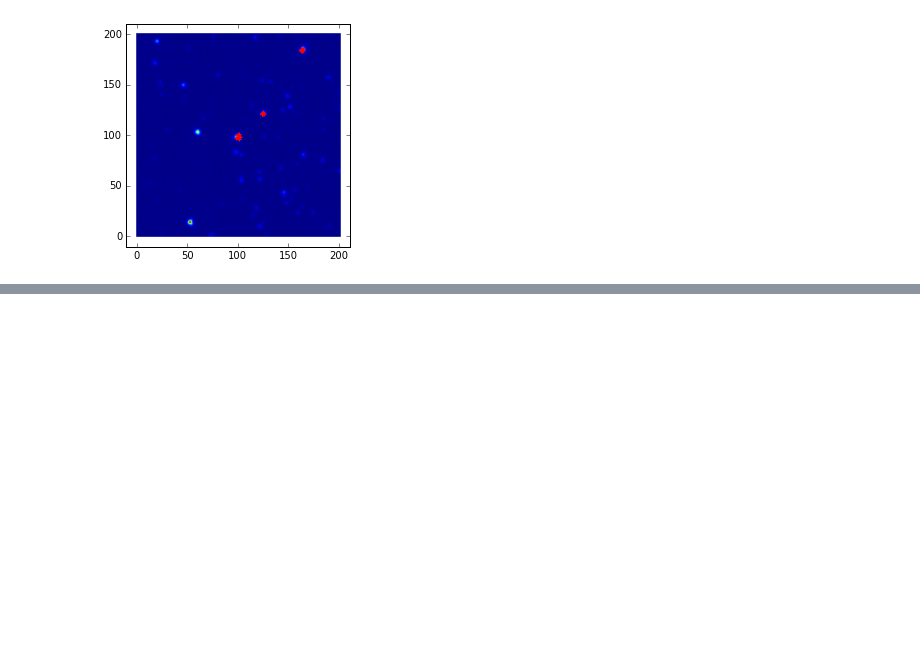
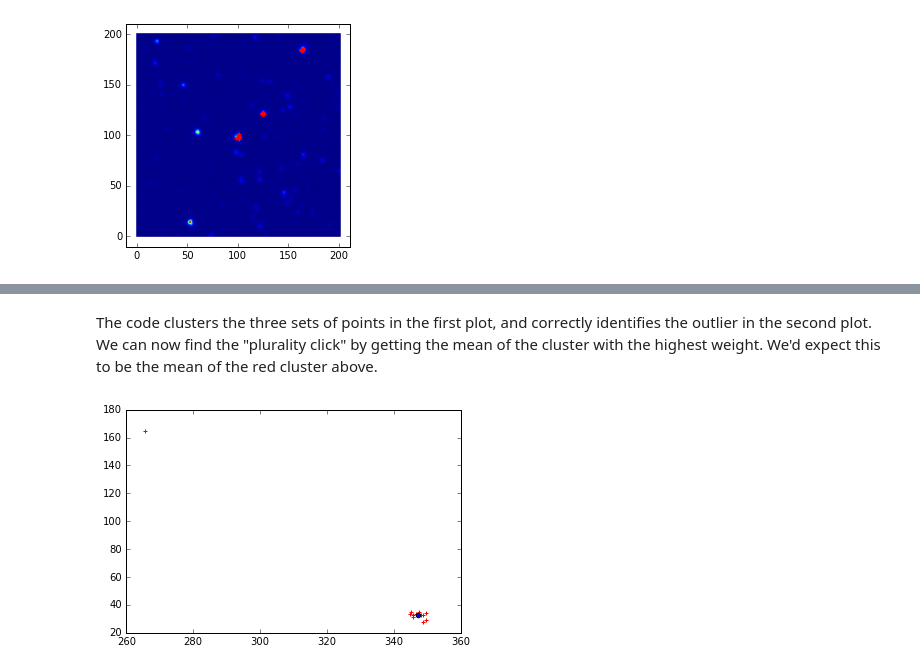
Before and after one commit to chengsoonong/crowdastro, a Jupyter notebook: notebooks/click_consensus.ipynb, the cells around one changed output, grey strips where cells are left out. Drawn from its saved outputs; the diff is of its cells as text; code cells hidden in the pictures; blank space fills up the shorter version.

```diff
--- a/notebooks/click_consensus.ipynb
+++ b/notebooks/click_consensus.ipynb
@@ -126,6 +130,11 @@ def make_annotation_signature(annotation):
 
     # We want to turn the radio classifications into a unique signature. I can just take all the xmax's and ymax's
     # and put them into some tuples (xmaxs, ymaxs).
+
+    # Having no contours is a special case; () to avoid type errors (it's special but it's still valid!)
+    if annotation['radio'] == 'No Contours':
+        return ()
+
     xmaxs = tuple(sorted([round(float(r['xmax']), 14) for r in annotation['radio'].values()]))
     ymaxs = tuple(sorted([round(float(r['ymax']), 14) for r in annotation['radio'].values()]))
     signature = (xmaxs, ymaxs)
@@ -298,0 +261,11 @@ Rejecting the null hypothesis.
+# %% [markdown]
+The code clusters the three sets of points in the first plot, and correctly identifies the outlier in the second plot. We can now find the "plurality click" by getting the mean of the cluster with the highest weight. We'd expect this to be the mean of the red cluster above.
+# %%
+plurality_click = gmm.means_[gmm.weights_.argmax()]
+
+matplotlib.pyplot.scatter(c0_clicks[:, 0], c0_clicks[:, 1], c='r', marker='+')
+matplotlib.pyplot.scatter(c1_clicks[:, 0], c1_clicks[:, 1], c='g', marker='+')
+matplotlib.pyplot.scatter([plurality_click[0]], [plurality_click[1]], c='b', marker='o')
+matplotlib.pyplot.show()
+# %% [output]
+[figure, added]
```
Also changed, not shown: parts of 16 cells of this notebook.
